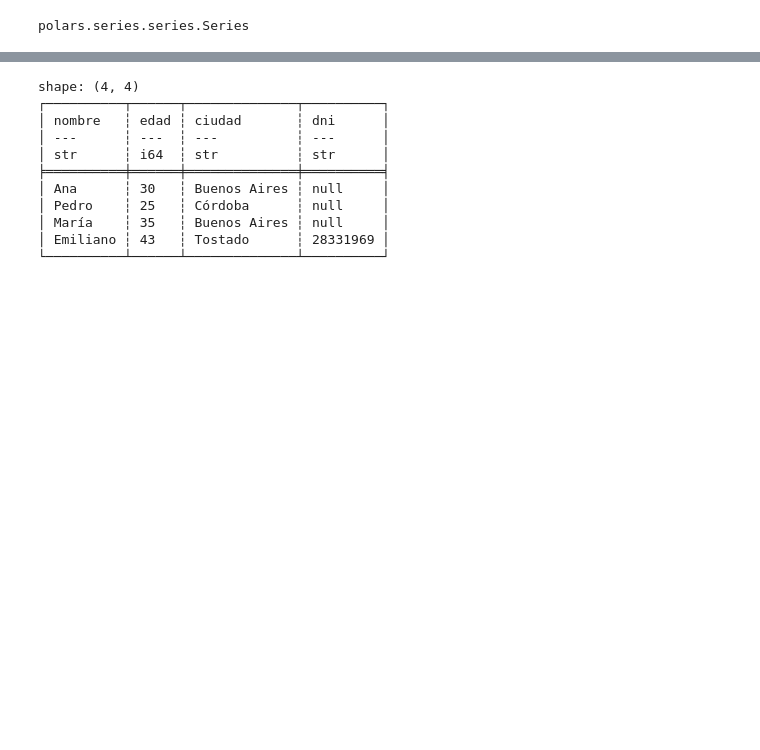
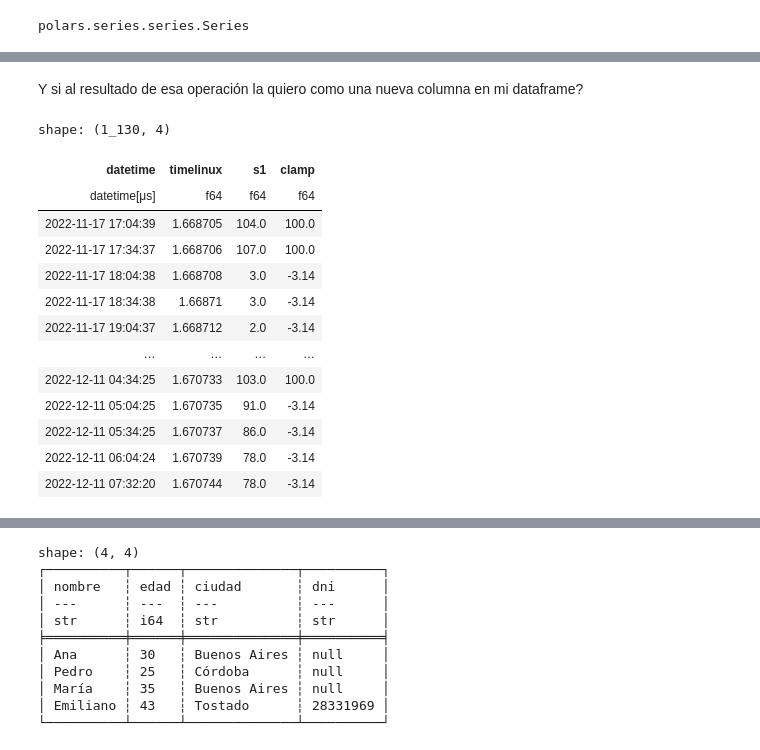
Before and after one commit to emilopez/howtos, a Jupyter notebook: polars-howto.ipynb, the cells around one changed output, grey strips where cells are left out. Drawn from its saved outputs; the diff is of its cells as text; code cells hidden in the pictures; blank space fills up the shorter version.

```diff
--- a/polars-howto.ipynb
+++ b/polars-howto.ipynb
@@ -137,0 +176,26 @@ shape: (1_130, 2)
+# %% [markdown]
+Y si al resultado de esa operación la quiero como una nueva columna en mi dataframe?
+# %%
+df_pl = df_pl.with_columns(
+    pl.when(pl.col("s1")>100)
+    .then(100)
+    .otherwise(-3.14)
+    .alias("clamp")
+)
+# %%
+df_pl
+# %% [output]
+shape: (1_130, 4)
+| datetime | timelinux | s1 | clamp |
+| datetime[μs] | f64 | f64 | f64 |
+| 2022-11-17 17:04:39 | 1.668705 | 104.0 | 100.0 |
+| 2022-11-17 17:34:37 | 1.668706 | 107.0 | 100.0 |
+| 2022-11-17 18:04:38 | 1.668708 | 3.0 | -3.14 |
+| 2022-11-17 18:34:38 | 1.66871 | 3.0 | -3.14 |
+| 2022-11-17 19:04:37 | 1.668712 | 2.0 | -3.14 |
+| … | … | … | … |
+| 2022-12-11 04:34:25 | 1.670733 | 103.0 | 100.0 |
+| 2022-12-11 05:04:25 | 1.670735 | 91.0 | -3.14 |
+| 2022-12-11 05:34:25 | 1.670737 | 86.0 | -3.14 |
+| 2022-12-11 06:04:24 | 1.670739 | 78.0 | -3.14 |
+| 2022-12-11 07:32:20 | 1.670744 | 78.0 | -3.14 |
```
Also changed, not shown: parts of 40 cells of this notebook.
